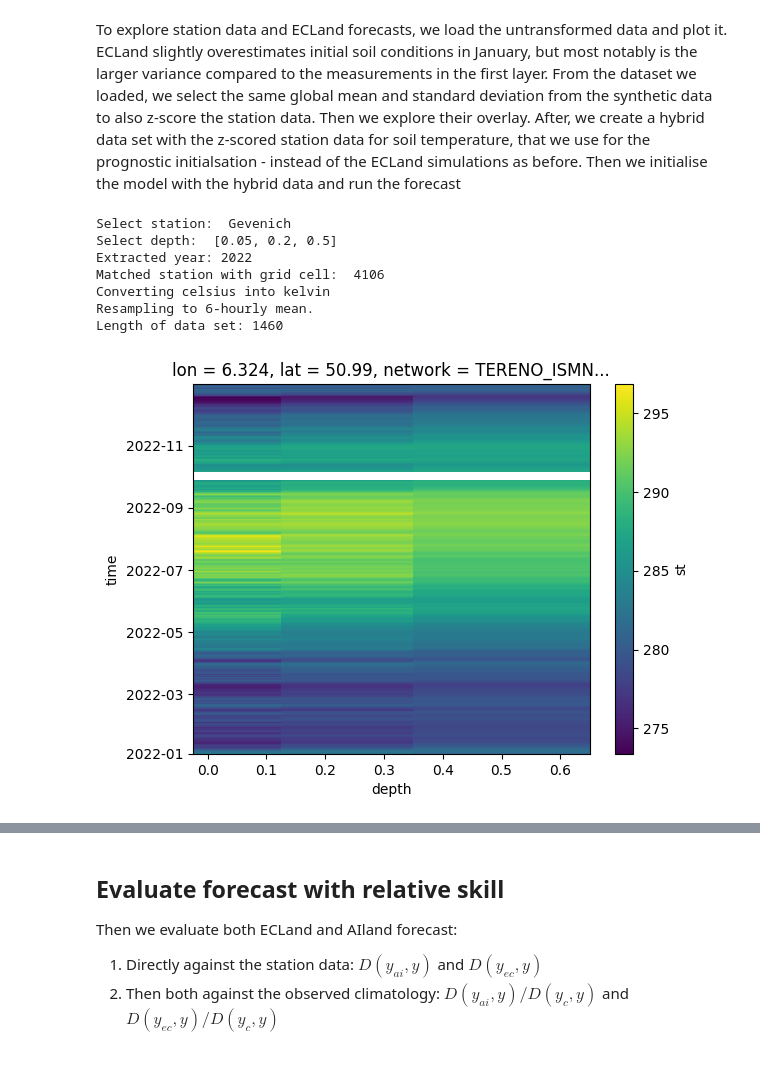
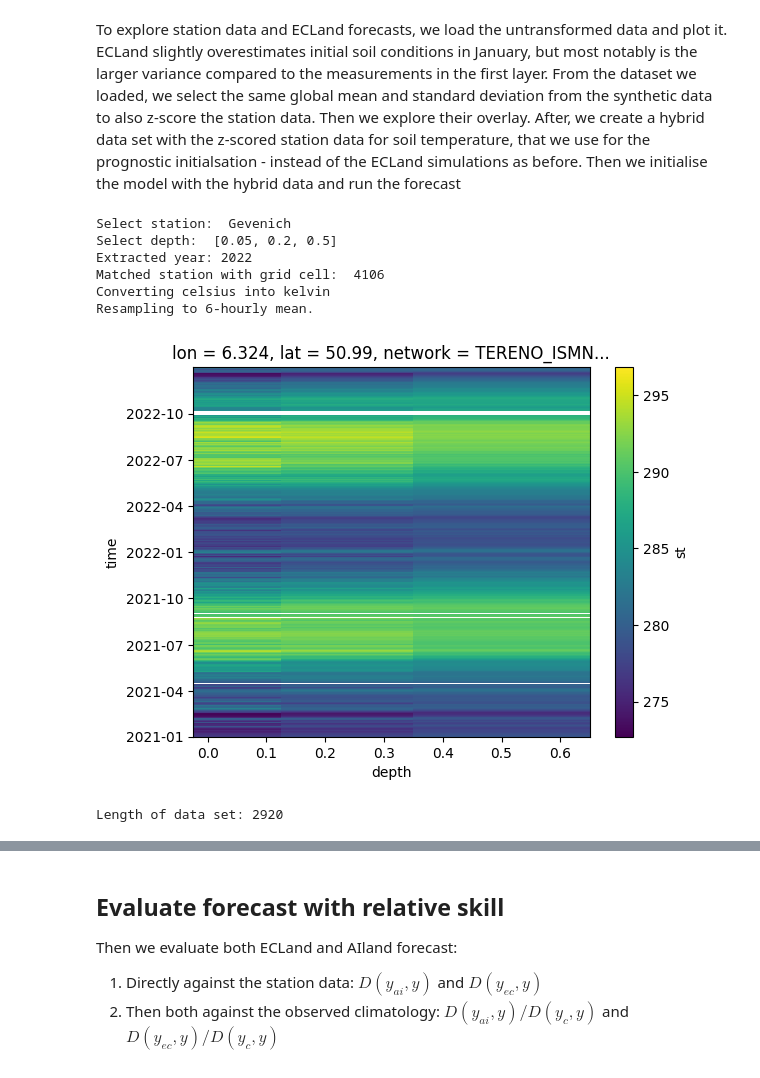
Before and after one commit to MWesselkamp/forecast-horizons, a Jupyter notebook: ecland-emulator/notebooks/evaluation_template.ipynb, the cells around one changed output, grey strips where cells are left out. Saved outputs shown, nothing was run; the diff lists cells and outputs as text; code cells hidden in the pictures.

Commit message:
initialise lstm with lookback

```diff
--- a/ecland-emulator/notebooks/evaluation_template.ipynb
+++ b/ecland-emulator/notebooks/evaluation_template.ipynb
@@ -45,28 +45,26 @@ After, we create a hybrid data set with the z-scored station data for soil tempe
 # %%
 Gevenich = ObservationModule(network = network,
                              station = station,
                              variable = variable,
                              depth=depth) # Initialise the Observation Module with the default Station (Gevenich)
 GevenichPlots = VisualisationModule(network = network,
                                     station = station,
                                     variable = variable,
                                     path_to_plots=path_to_plots)
 
-Gevenich.load_station() # Load station data
+Gevenich.load_station(years = [2021, 2022]) # Load two years of station data for lookback slicing
 Gevenich.load_forcing() # Load forcing for matching data base with station data
 closest_grid_cell = Gevenich.match_station_with_forcing() # Match the station with clostest grid cell and extract the index of the grid cell
-station_data = Gevenich.process_station_data()
-
-Gevenich.plot_station_data(save_to = path_to_plots)
+Gevenich.process_station_data(path_to_plots = path_to_plots)
 # %% [output]
 Select station:  Gevenich
 Select depth:  [0.05, 0.2, 0.5]
 Extracted year: 2022
 Matched station with grid cell:  4106
 Converting celsius into kelvin
 Resampling to 6-hourly mean.
-Length of data set: 1460
-[figure, old version]
+[figure, new version]
+Length of data set: 2920
 # %%
 dynamic_features_dict = {}
 dynamic_features_prediction_dict = {}
```
Also changed, not shown: parts of 9 cells of this notebook, 3 other files.
